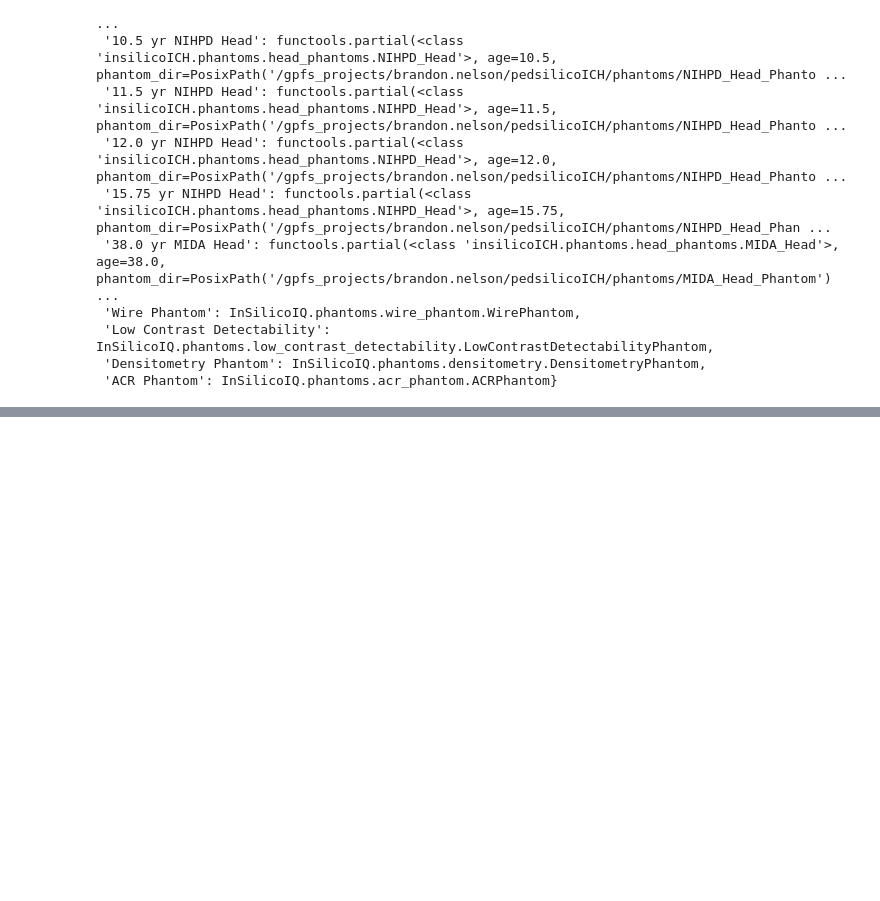
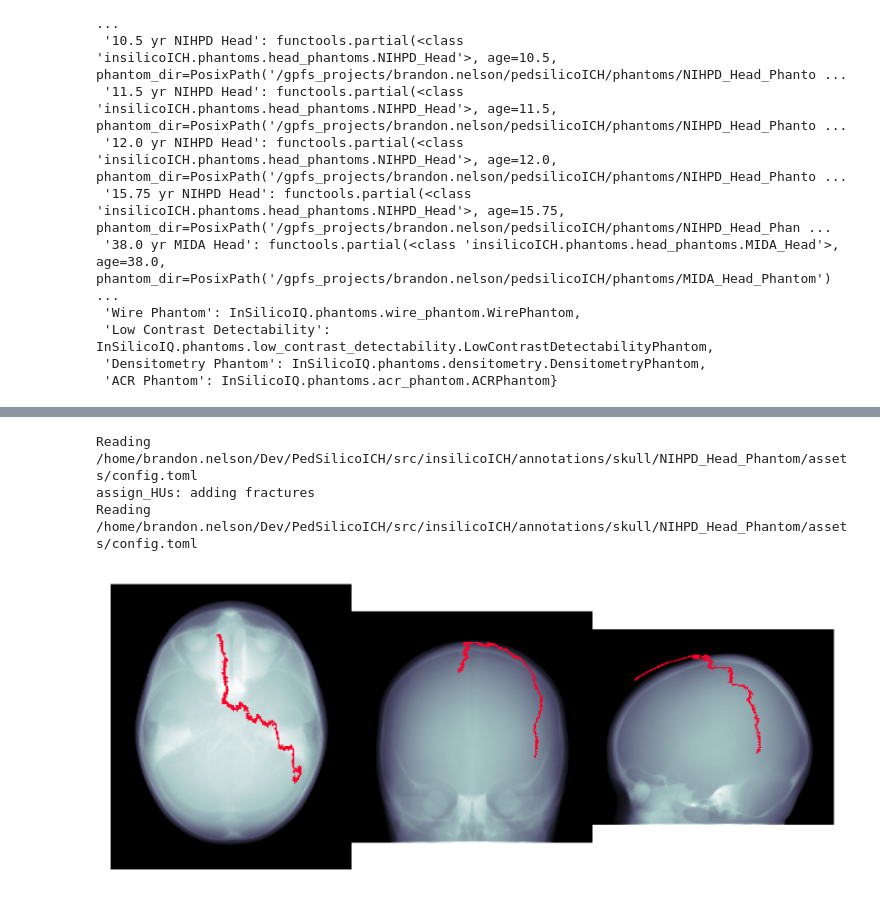
Before and after one commit to DIDSR/InSilicoICH, a Jupyter notebook: notebooks/01_fracture.ipynb, the cells around one changed output, grey strips where cells are left out. Drawn from its saved outputs; the diff is of its cells as text; code cells hidden in the pictures; blank space fills up the shorter version.

```diff
--- a/notebooks/01_fracture.ipynb
+++ b/notebooks/01_fracture.ipynb
@@ -199,5 +52,0 @@ show_lesions(phantom, 'subdural')
-# %%
-volume = 20
-phantom = load_phantom(age)
-phantom.insert_lesion('EDH', volume, intensity=intensity, mass_effect=True)
-show_lesions(phantom, 'brain')
@@ -206,10 +52,0 @@ show_lesions(phantom, 'brain')
-# %%
-seed = 32
-mass_effect = True
-phantom = load_phantom(age)
-intensity = 100
-phantom.insert_lesion('IPH', volume=3, intensity=intensity, seed=seed, mass_effect=mass_effect)
-phantom.insert_lesion('SDH', volume, intensity=intensity, seed=seed, mass_effect=mass_effect)
-phantom.insert_lesion('EDH', volume, intensity=intensity, seed=seed, mass_effect=mass_effect)
-
-show_lesions(phantom,'brain')
@@ -227,13 +52,0 @@ Note that rerunning the following cell, you can keep adding lesions to a phantom
-# %%
-from monai.transforms import RandAffine
-
-add_positioning_augmentation = True
-if add_positioning_augmentation:
-    positioning_transform = RandAffine(prob=1, rotate_range = [np.pi/4, np.pi/20, np.pi/20], translate_range=[10, 10, 10], scale_range=[0.1, 0.1, 0.1], padding_mode="border")
-else:
-    positioning_transform = RandAffine(prob=0)
-
-phantom.apply_transform(positioning_transform)
-# %%
-phantom.apply_transform(positioning_transform)
-show_lesions(phantom)
@@ -241,0 +55,18 @@ Note: there is some misalignment of the mask and image when there are more than
+# %%
+import matplotlib.pyplot as plt
+import numpy as np
+
+fractures = phantom.get_fractures(thresh=80)
+fracture_mask = np.ma.masked_where(fractures == 0, fractures)
+vol = phantom.get_CT_number_phantom()
+
+f, axs = plt.subplots(1, 3, gridspec_kw=dict(wspace=0, hspace=0), dpi=300)
+for i, ax in enumerate(axs):
+    ax.imshow(vol.mean(axis=i), cmap='bone')
+    ax.imshow(fracture_mask.mean(axis=i), cmap='gist_rainbow', interpolation='none')
+    ax.axis('off')
+# %% [output]
+Reading /home/brandon.nelson/Dev/PedSilicoICH/src/insilicoICH/annotations/skull/NIHPD_Head_Phantom/assets/config.toml
+assign_HUs: adding fractures
+Reading /home/brandon.nelson/Dev/PedSilicoICH/src/insilicoICH/annotations/skull/NIHPD_Head_Phantom/assets/config.toml
+[figure, added]
```
Also changed, not shown: parts of 43 cells of this notebook, 1 other file.
